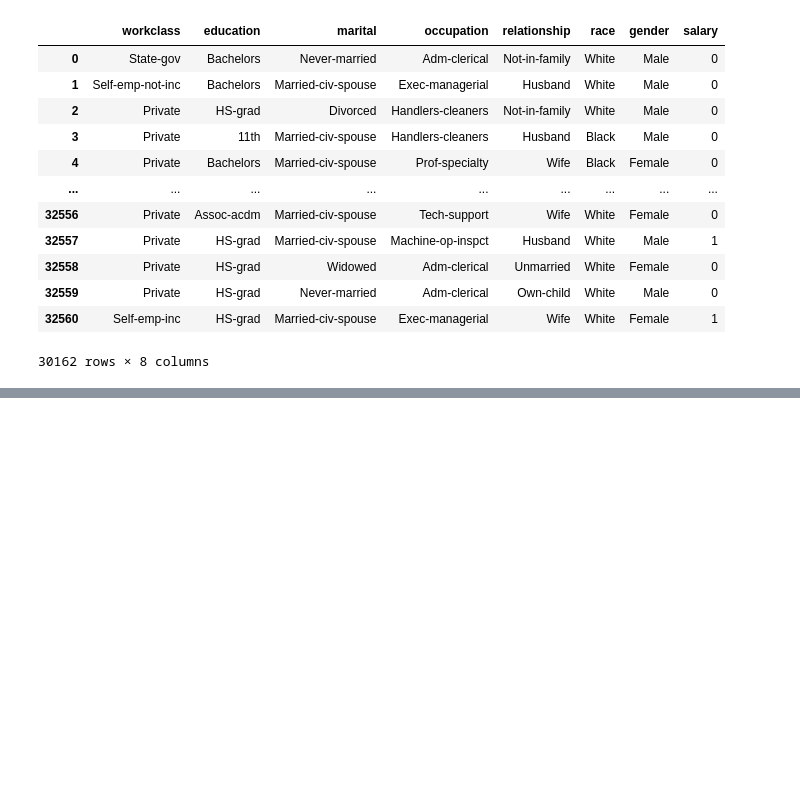
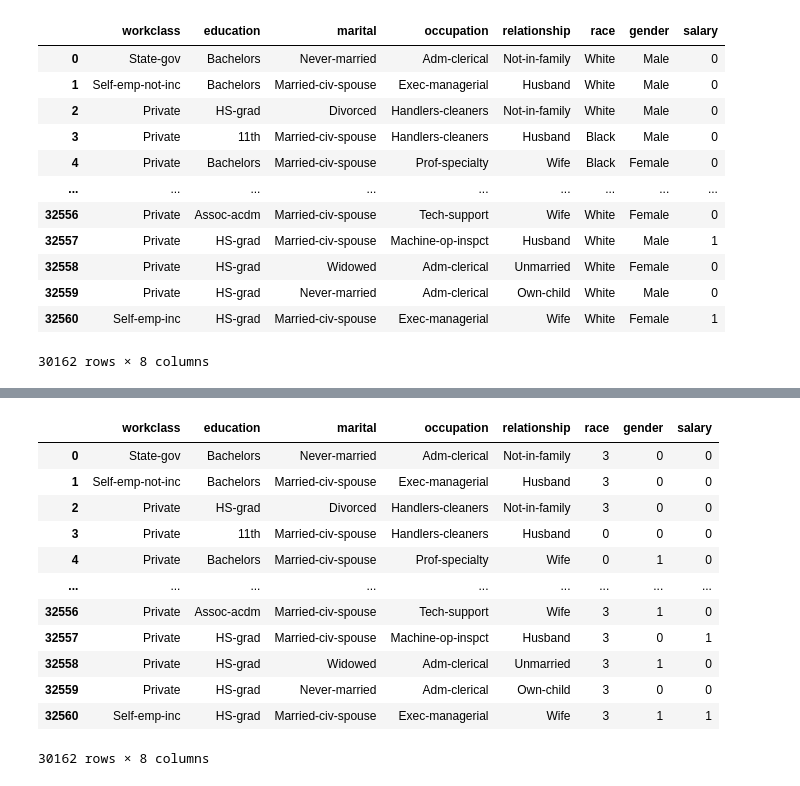
Before and after one commit to IT19237114/ML_Assignment2_IT19135076_IT19237114_IT19092102_IT19148250, a Jupyter notebook: ML_PROJECT.ipynb, the cells around one changed output, grey strips where cells are left out. Cells and saved outputs as stored; diff of their text form; code cells hidden in the pictures; blank space fills up the shorter version.

```diff
--- a/ML_PROJECT.ipynb
+++ b/ML_PROJECT.ipynb
@@ -401,0 +420,18 @@ salary_data
+# %%
+salary_data['race'] = salary_data['race'].map({' Black': 0, ' Asian-Pac-Islander': 1,                     ' Other': 2, ' White': 3, ' Amer-Indian-Eskimo': 4}).astype(int)
+# %%
+salary_data
+# %% [output]
+|  | workclass | education | marital | occupation | relationship | race | gender | salary |
+| 0 | State-gov | Bachelors | Never-married | Adm-clerical | Not-in-family | 3 | 0 | 0 |
+| 1 | Self-emp-not-inc | Bachelors | Married-civ-spouse | Exec-managerial | Husband | 3 | 0 | 0 |
+| 2 | Private | HS-grad | Divorced | Handlers-cleaners | Not-in-family | 3 | 0 | 0 |
+| 3 | Private | 11th | Married-civ-spouse | Handlers-cleaners | Husband | 0 | 0 | 0 |
+| 4 | Private | Bachelors | Married-civ-spouse | Prof-specialty | Wife | 0 | 1 | 0 |
+| ... | ... | ... | ... | ... | ... | ... | ... | ... |
+| 32556 | Private | Assoc-acdm | Married-civ-spouse | Tech-support | Wife | 3 | 1 | 0 |
+| 32557 | Private | HS-grad | Married-civ-spouse | Machine-op-inspct | Husband | 3 | 0 | 1 |
+| 32558 | Private | HS-grad | Widowed | Adm-clerical | Unmarried | 3 | 1 | 0 |
+| 32559 | Private | HS-grad | Never-married | Adm-clerical | Own-child | 3 | 0 | 0 |
+| 32560 | Self-emp-inc | HS-grad | Married-civ-spouse | Exec-managerial | Wife | 3 | 1 | 1 |
+30162 rows × 8 columns
```
Also changed, not shown: parts of 8 cells of this notebook.
